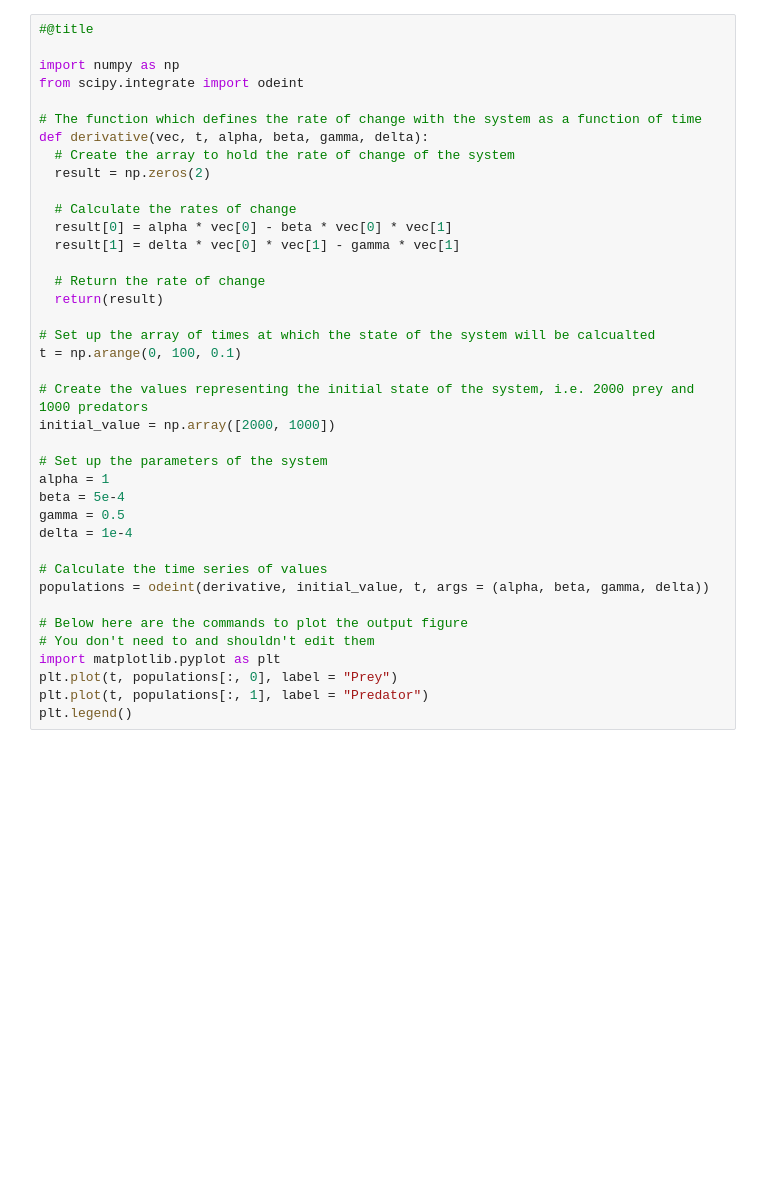
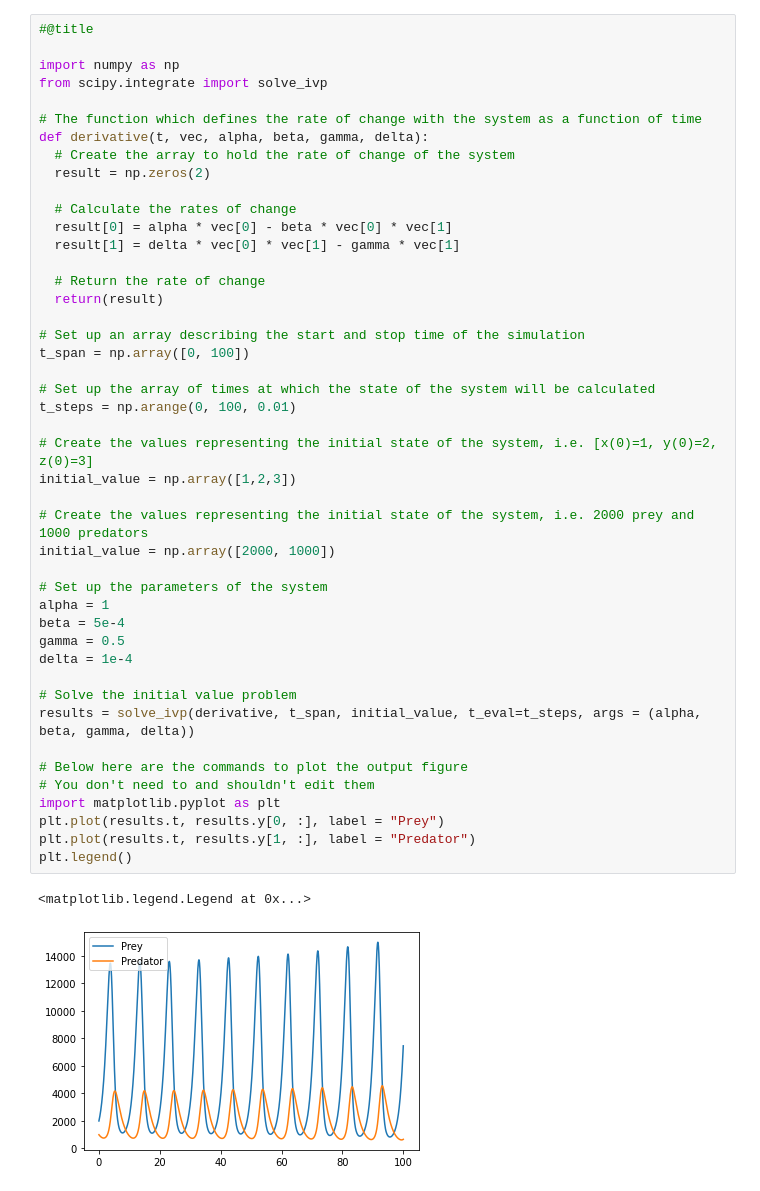
Before and after one commit to ImperialCollegeLondon/RCDS-numerical-computing-in-python-with-numpy-and-scipy, a Jupyter notebook: Initial Value Problems.ipynb, the cells around one changed output. Saved outputs shown, nothing was run; the diff lists cells and outputs as text; blank space fills up the shorter version.

Commit message:
Updated Initial Value Problem to use solve_ivp

```diff
--- a/Initial Value Problems.ipynb
+++ b/Initial Value Problems.ipynb
@@ -132,38 +160,47 @@ plt.legend()
 #@title
 
 import numpy as np
-from scipy.integrate import odeint
+from scipy.integrate import solve_ivp
 
 # The function which defines the rate of change with the system as a function of time
-def derivative(vec, t, alpha, beta, gamma, delta):
+def derivative(t, vec, alpha, beta, gamma, delta):
   # Create the array to hold the rate of change of the system
   result = np.zeros(2)
 
   # Calculate the rates of change
   result[0] = alpha * vec[0] - beta * vec[0] * vec[1]
   result[1] = delta * vec[0] * vec[1] - gamma * vec[1]
 
   # Return the rate of change
   return(result)
 
-# Set up the array of times at which the state of the system will be calcualted
-t = np.arange(0, 100, 0.1)
+# Set up an array describing the start and stop time of the simulation
+t_span = np.array([0, 100])
+
+# Set up the array of times at which the state of the system will be calculated
+t_steps = np.arange(0, 100, 0.01)
+
+# Create the values representing the initial state of the system, i.e. [x(0)=1, y(0)=2, z(0)=3]
+initial_value = np.array([1,2,3])
 
 # Create the values representing the initial state of the system, i.e. 2000 prey and 1000 predators
 initial_value = np.array([2000, 1000])
 
 # Set up the parameters of the system
 alpha = 1
 beta = 5e-4
 gamma = 0.5
 delta = 1e-4
 
-# Calculate the time series of values
-populations = odeint(derivative, initial_value, t, args = (alpha, beta, gamma, delta))
+# Solve the initial value problem
+results = solve_ivp(derivative, t_span, initial_value, t_eval=t_steps, args = (alpha, beta, gamma, delta))
 
 # Below here are the commands to plot the output figure
 # You don't need to and shouldn't edit them
 import matplotlib.pyplot as plt
-plt.plot(t, populations[:, 0], label = "Prey")
-plt.plot(t, populations[:, 1], label = "Predator")
+plt.plot(results.t, results.y[0, :], label = "Prey")
+plt.plot(results.t, results.y[1, :], label = "Predator")
 plt.legend()
+# %% [output]
+<matplotlib.legend.Legend at 0x...>
+[figure, added]
```
Also changed, not shown: parts of 4 cells of this notebook.
